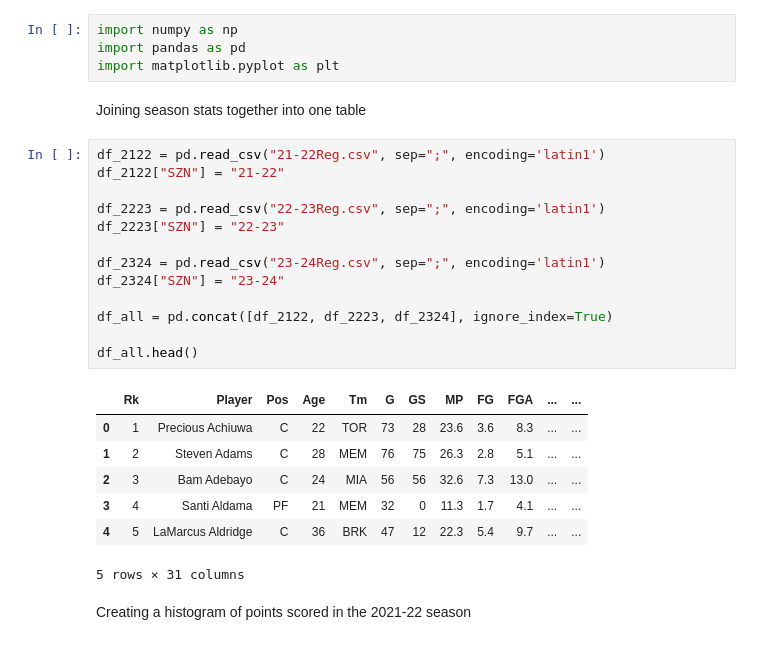
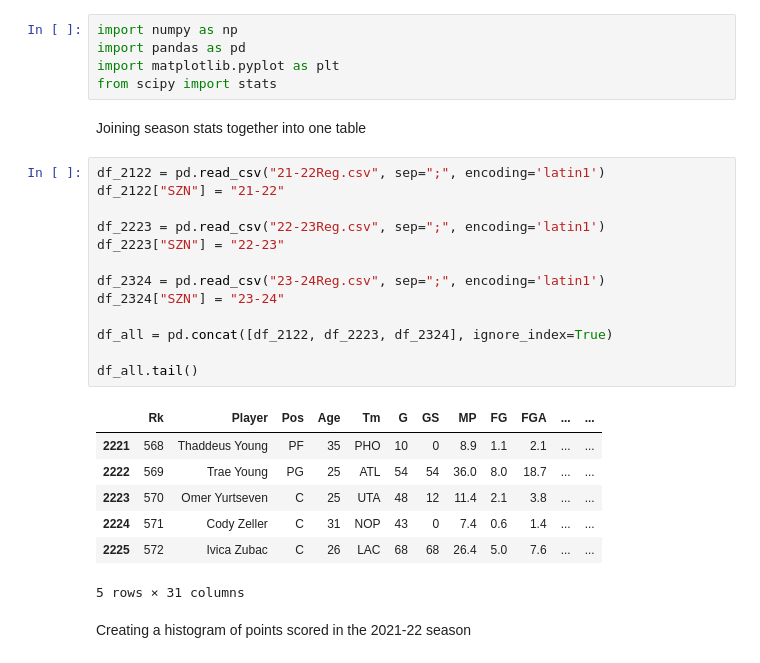
Before and after one commit to olvr446/NBAI, a Jupyter notebook: main.ipynb, the cells around one changed output. Drawn from its saved outputs; the diff is of its cells as text.

```diff
--- a/main.ipynb
+++ b/main.ipynb
@@ -2,28 +2,29 @@
 import numpy as np
 import pandas as pd
 import matplotlib.pyplot as plt
+from scipy import stats
 # %% [markdown]
 Joining season stats together into one table
 # %%
 df_2122 = pd.read_csv("21-22Reg.csv", sep=";", encoding='latin1')
 df_2122["SZN"] = "21-22"
 
 df_2223 = pd.read_csv("22-23Reg.csv", sep=";", encoding='latin1')
 df_2223["SZN"] = "22-23"
 
 df_2324 = pd.read_csv("23-24Reg.csv", sep=";", encoding='latin1')
 df_2324["SZN"] = "23-24"
 
 df_all = pd.concat([df_2122, df_2223, df_2324], ignore_index=True)
 
-df_all.head()
+df_all.tail()
 # %% [output]
 |  | Rk | Player | Pos | Age | Tm | G | GS | MP | FG | FGA | ... | ... |
-| 0 | 1 | Precious Achiuwa | C | 22 | TOR | 73 | 28 | 23.6 | 3.6 | 8.3 | ... | ... |
-| 1 | 2 | Steven Adams | C | 28 | MEM | 76 | 75 | 26.3 | 2.8 | 5.1 | ... | ... |
-| 2 | 3 | Bam Adebayo | C | 24 | MIA | 56 | 56 | 32.6 | 7.3 | 13.0 | ... | ... |
-| 3 | 4 | Santi Aldama | PF | 21 | MEM | 32 | 0 | 11.3 | 1.7 | 4.1 | ... | ... |
-| 4 | 5 | LaMarcus Aldridge | C | 36 | BRK | 47 | 12 | 22.3 | 5.4 | 9.7 | ... | ... |
+| 2221 | 568 | Thaddeus Young | PF | 35 | PHO | 10 | 0 | 8.9 | 1.1 | 2.1 | ... | ... |
+| 2222 | 569 | Trae Young | PG | 25 | ATL | 54 | 54 | 36.0 | 8.0 | 18.7 | ... | ... |
+| 2223 | 570 | Omer Yurtseven | C | 25 | UTA | 48 | 12 | 11.4 | 2.1 | 3.8 | ... | ... |
+| 2224 | 571 | Cody Zeller | C | 31 | NOP | 43 | 0 | 7.4 | 0.6 | 1.4 | ... | ... |
+| 2225 | 572 | Ivica Zubac | C | 26 | LAC | 68 | 68 | 26.4 | 5.0 | 7.6 | ... | ... |
 5 rows × 31 columns
 # %% [markdown]
 Creating a histogram of points scored in the 2021-22 season
```
Also changed, not shown: parts of 6 cells of this notebook.
